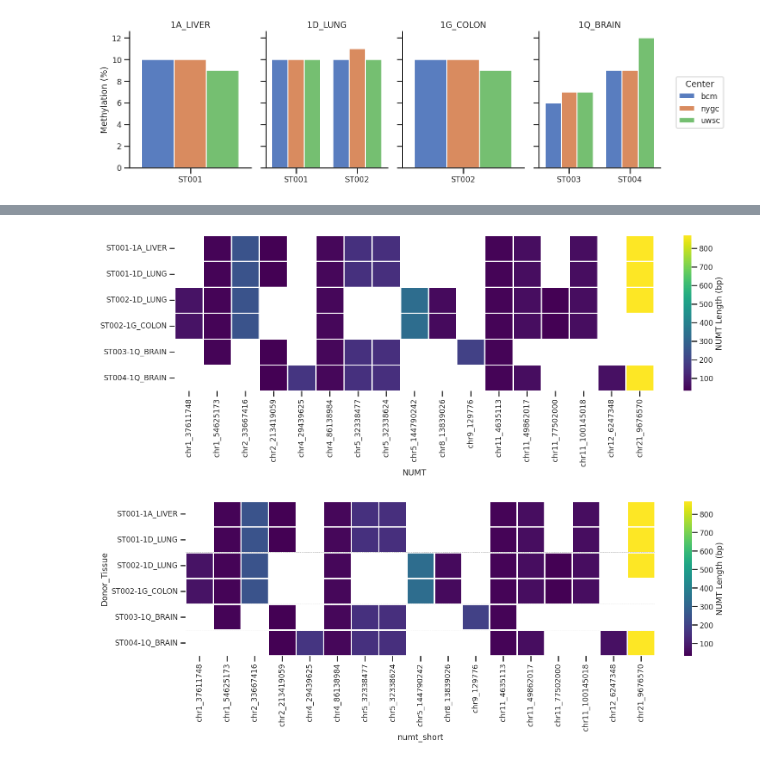
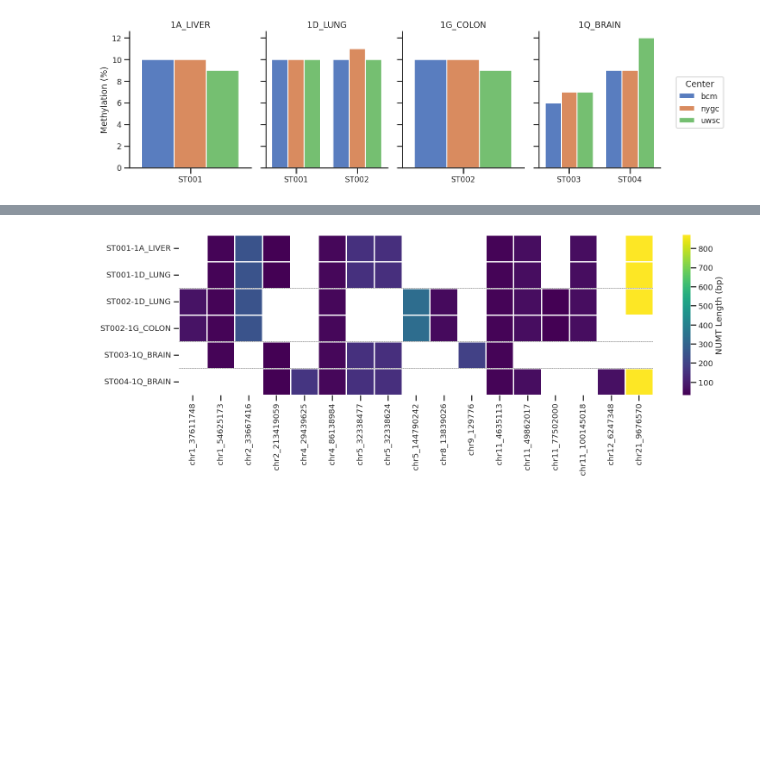
Before and after one commit to czakarian/smaht_mitoscope_analysis, a Jupyter notebook: numt_analysis.ipynb, the cells around one changed output, grey strips where cells are left out. Cells and saved outputs as stored; diff of their text form; code cells hidden in the pictures; blank space fills up the shorter version.

```diff
--- a/numt_analysis.ipynb
+++ b/numt_analysis.ipynb
@@ -4,5 +7,7 @@ import matplotlib.pyplot as plt
 import seaborn as sns
 import numpy as np
+# %%
+excluded_samples=['ST002-1D_LUNG-pacbio-uwsc-group1']
 # %%
 df_pb = pd.read_csv("/net/nwgc/vol1/home/czaka/analysis/mitoscope/smaht/benchmark/pacbio/output/qc_summary.tsv", sep='\t')
 df_pb[['Donor', 'Tissue', 'Seq_Tech', 'Center', 'Group']] = df_pb['Sample'].str.split('-', expand=True)
@@ -42,6 +47,8 @@ comb_numt_df = comb_numt_df[['qseqid', 'id', 'nchr', 'npos', 'length', 'mstart',
 comb_numt_df[['Donor', 'Tissue', 'Seq_Tech', 'Center', 'Group']] = comb_numt_df['Sample'].str.split('-', expand=True)
 comb_numt_df['Donor+Tissue'] = comb_numt_df['Donor'] + "_" + comb_numt_df['Tissue']
 
+comb_numt_df = comb_numt_df[~(comb_numt_df['Sample'].isin(excluded_samples))]
+
 comb_numt_df
 # %% [output]
 |  | qseqid | id | nchr | npos | length | mstart | mend | Sample | Donor | Tissue | Seq_Tech | ... |
@@ -333,42 +340,34 @@ column_order = (
     ['numt_short']
 )
 
 heatmap_data = collapsed_numt_df.pivot(index=['Donor_Tissue'], columns='numt_short', values='length_rep')
 heatmap_data = heatmap_data[column_order]
 
-# Plot heatmap
-plt.figure(figsize=(16, 6))
-sns.heatmap(heatmap_data, cmap="viridis", linewidths=1,annot=False, cbar_kws={'label': 'NUMT Length (bp)'})
-plt.title('')
-plt.xlabel('NUMT')
-plt.ylabel('')
-plt.tight_layout()
-plt.show()
-
-
+sns.set_theme(style="ticks", context="talk", font_scale=0.8)
 plt.figure(figsize=(16, 6))
 
 ax = sns.heatmap(
     heatmap_data,
     cmap="viridis",
     linewidths=1,
     annot=False,
     cbar_kws={'label': 'NUMT Length (bp)'}
 )
 
 row_labels = heatmap_data.index.to_list()
 donors = [x.split('-')[0] for x in row_labels]
 
 boundary_positions = [
     i for i in range(1, len(donors))
     if donors[i] != donors[i - 1]
 ]
 
 for y in boundary_positions:
     ax.hlines(y, *ax.get_xlim(), colors='black', linewidth=0.5,  linestyles='dashed')
 
+plt.xlabel('')
+plt.ylabel('')
 plt.tight_layout()
 plt.show()
 # %% [output]
-[figure, old version]
+[figure, new version]
-[figure, removed]
```
Also changed, not shown: parts of 33 cells of this notebook, 2 other files.
